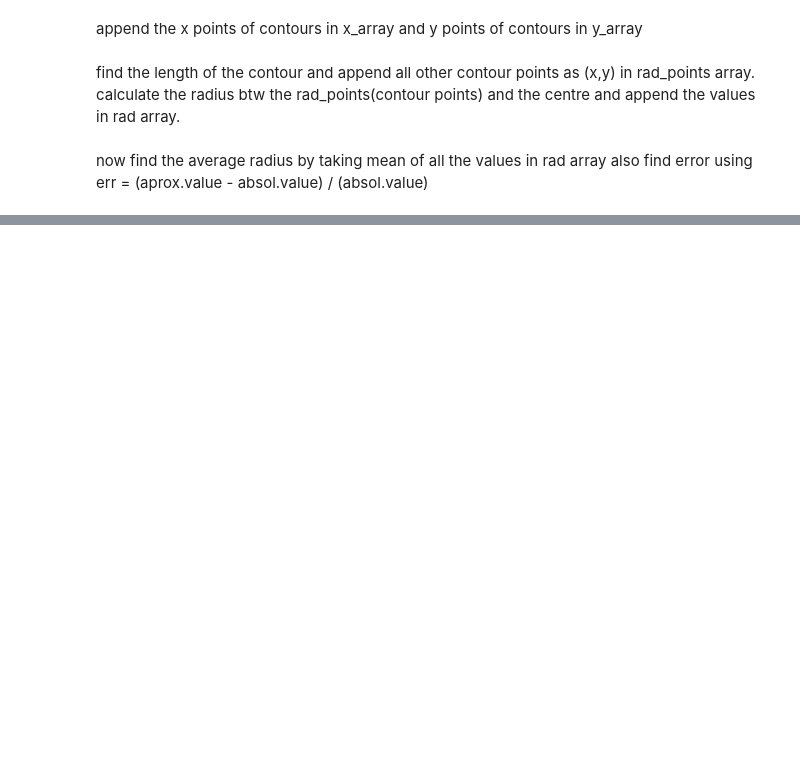
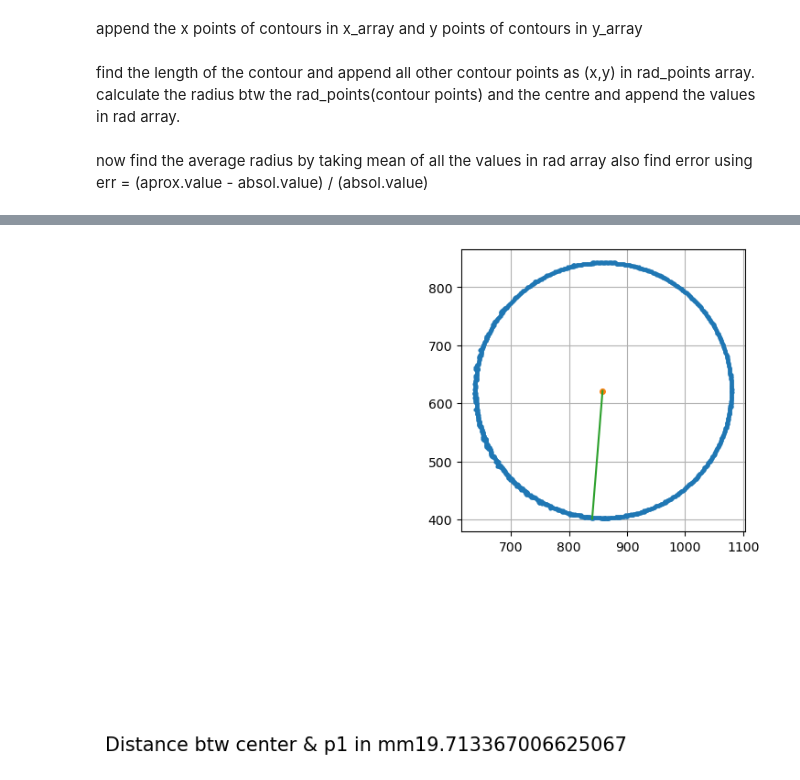
Before and after one commit to vasanDEV1/Basler_camera, a Jupyter notebook: dia.ipynb, the cells around one changed output, grey strips where cells are left out. Drawn from its saved outputs; the diff is of its cells as text; code cells hidden in the pictures; blank space fills up the shorter version.

```diff
--- a/dia.ipynb
+++ b/dia.ipynb
@@ -93,0 +114,13 @@ print(rad_points)
+# %%
+plt.figure(figsize=(4,4))
+random_rad=rad_np[5]*0.09
+plt.text(2,2, f'Distance btw center & p1 in mm{random_rad}', fontsize=15)
+plt.plot(x_array,y_array,'o',markersize=2,label='contour')
+plt.plot(x,y,'o',markersize=4,label='centre')
+
+plt.plot([x,rad_points[1][0]],[y,rad_points[1][1]])
+
+plt.grid()
+plt.show()
+# %% [output]
+[figure, added]
```
Also changed, not shown: parts of 6 cells of this notebook, 1 other file.
